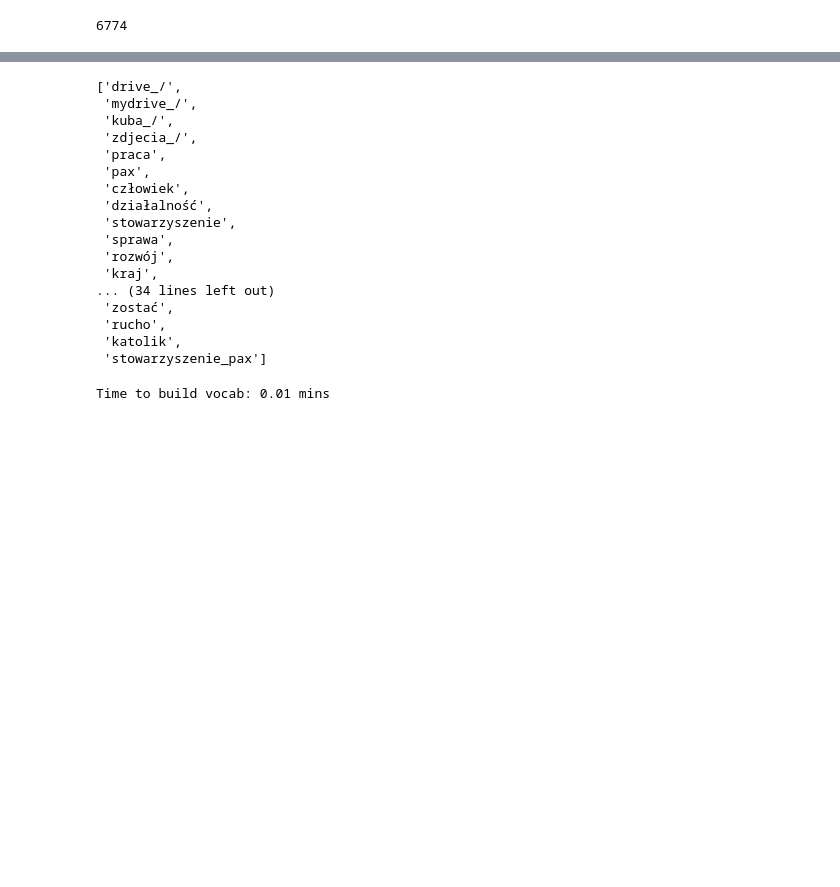
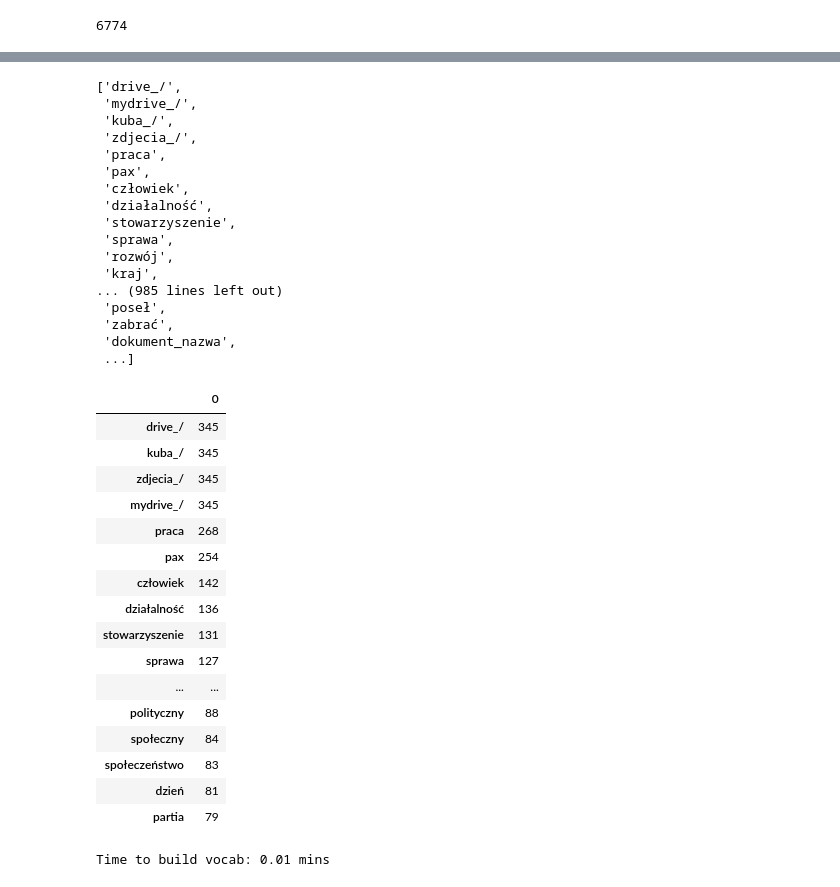
Before and after one commit to KacperGrodecki/image_proccessing, a Jupyter notebook: kuba_img_text_reading_found_words_analyzing_enchant.ipynb, the cells around one changed output, grey strips where cells are left out. Cells and saved outputs as stored; diff of their text form; code cells hidden in the pictures; blank space fills up the shorter version.

```diff
--- a/kuba_img_text_reading_found_words_analyzing_enchant.ipynb
+++ b/kuba_img_text_reading_found_words_analyzing_enchant.ipynb
@@ -265,5 +292,5 @@ len(word_freq)
 # %%
-sorted(word_freq, key=word_freq.get, reverse=True)[:50]
+sorted(word_freq, key=word_freq.get, reverse=True)
 # %% [output]
 ['drive_/',
  'mydrive_/',
@@ -277,11 +304,35 @@ sorted(word_freq, key=word_freq.get, reverse=True)[:50]
  'sprawa',
  'rozwój',
  'kraj',
-... (34 lines left out)
- 'zostać',
- 'rucho',
- 'katolik',
- 'stowarzyszenie_pax']
+... (985 lines left out)
+ 'poseł',
+ 'zabrać',
+ 'dokument_nazwa',
+ ...]
+# %%
+pd_word_freq=pd.DataFrame.from_dict(word_freq, orient='index')
+# %%
+pd_word_freq_sorted=pd_word_freq.sort_values(by=[0], ascending=False)
+# %%
+pd_word_freq_sorted.head(20)
+# %% [output]
+|  | 0 |
+| drive_/ | 345 |
+| kuba_/ | 345 |
+| zdjecia_/ | 345 |
+| mydrive_/ | 345 |
+| praca | 268 |
+| pax | 254 |
+| człowiek | 142 |
+| działalność | 136 |
+| stowarzyszenie | 131 |
+| sprawa | 127 |
+| ... | ... |
+| polityczny | 88 |
+| społeczny | 84 |
+| społeczeństwo | 83 |
+| dzień | 81 |
+| partia | 79 |
 # %%
 cores = multiprocessing.cpu_count()
 # %%
```
Also changed, not shown: parts of 8 cells of this notebook.
